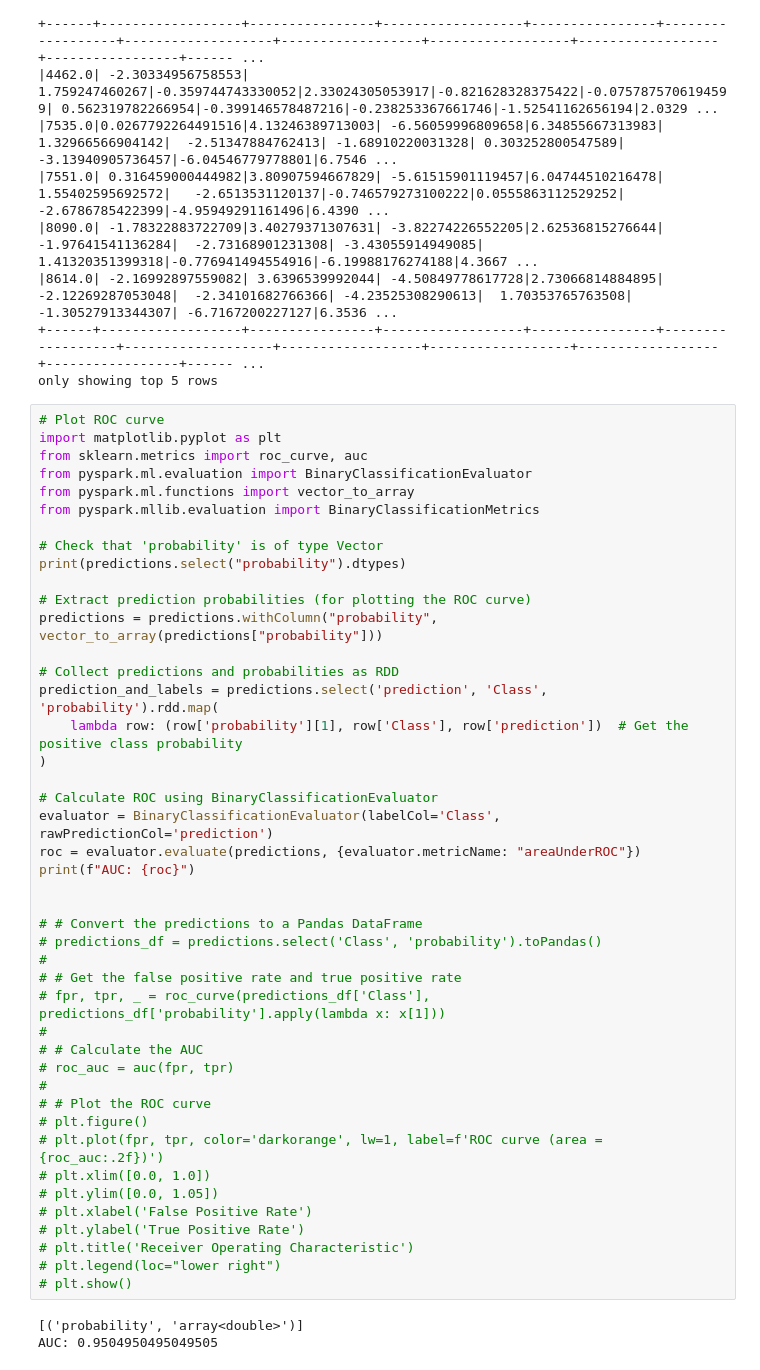
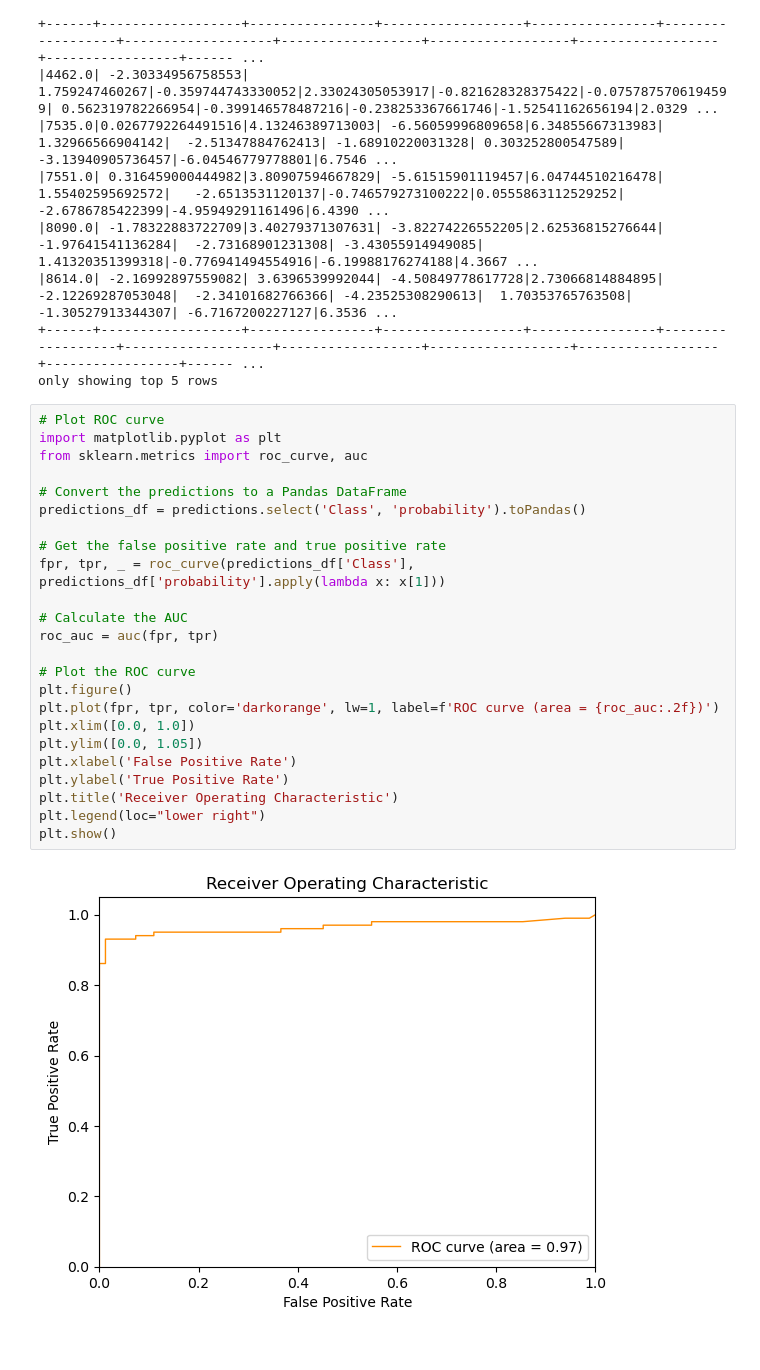
Before and after one commit to A-N1khil/credit-card-fraud-detection-pyspark, a Jupyter notebook: credit-card-fraud-detection.ipynb, the cells around one changed output. Cells and saved outputs as stored; diff of their text form.

```diff
--- a/credit-card-fraud-detection.ipynb
+++ b/credit-card-fraud-detection.ipynb
@@ -239,47 +245,26 @@ only showing top 5 rows
 # %%
 # Plot ROC curve
 import matplotlib.pyplot as plt
 from sklearn.metrics import roc_curve, auc
-from pyspark.ml.evaluation import BinaryClassificationEvaluator
-from pyspark.ml.functions import vector_to_array
-from pyspark.mllib.evaluation import BinaryClassificationMetrics
 
-# Check that 'probability' is of type Vector
-print(predictions.select("probability").dtypes)
+# Convert the predictions to a Pandas DataFrame
+predictions_df = predictions.select('Class', 'probability').toPandas()
 
-# Extract prediction probabilities (for plotting the ROC curve)
-predictions = predictions.withColumn("probability", vector_to_array(predictions["probability"]))
+# Get the false positive rate and true positive rate
+fpr, tpr, _ = roc_curve(predictions_df['Class'], predictions_df['probability'].apply(lambda x: x[1]))
 
-# Collect predictions and probabilities as RDD
-prediction_and_labels = predictions.select('prediction', 'Class', 'probability').rdd.map(
-    lambda row: (row['probability'][1], row['Class'], row['prediction'])  # Get the positive class probability
-)
+# Calculate the AUC
+roc_auc = auc(fpr, tpr)
 
-# Calculate ROC using BinaryClassificationEvaluator
-evaluator = BinaryClassificationEvaluator(labelCol='Class', rawPredictionCol='prediction')
-roc = evaluator.evaluate(predictions, {evaluator.metricName: "areaUnderROC"})
-print(f"AUC: {roc}")
-
-
-# # Convert the predictions to a Pandas DataFrame
-# predictions_df = predictions.select('Class', 'probability').toPandas()
-#
-# # Get the false positive rate and true positive rate
-# fpr, tpr, _ = roc_curve(predictions_df['Class'], predictions_df['probability'].apply(lambda x: x[1]))
-#
-# # Calculate the AUC
-# roc_auc = auc(fpr, tpr)
-#
-# # Plot the ROC curve
-# plt.figure()
-# plt.plot(fpr, tpr, color='darkorange', lw=1, label=f'ROC curve (area = {roc_auc:.2f})')
-# plt.xlim([0.0, 1.0])
-# plt.ylim([0.0, 1.05])
-# plt.xlabel('False Positive Rate')
-# plt.ylabel('True Positive Rate')
-# plt.title('Receiver Operating Characteristic')
-# plt.legend(loc="lower right")
-# plt.show()
+# Plot the ROC curve
+plt.figure()
+plt.plot(fpr, tpr, color='darkorange', lw=1, label=f'ROC curve (area = {roc_auc:.2f})')
+plt.xlim([0.0, 1.0])
+plt.ylim([0.0, 1.05])
+plt.xlabel('False Positive Rate')
+plt.ylabel('True Positive Rate')
+plt.title('Receiver Operating Characteristic')
+plt.legend(loc="lower right")
+plt.show()
 # %% [output]
-[('probability', 'array<double>')]
-AUC: 0.9504950495049505
+[figure, added]
```
Also changed, not shown: parts of 9 cells of this notebook.
